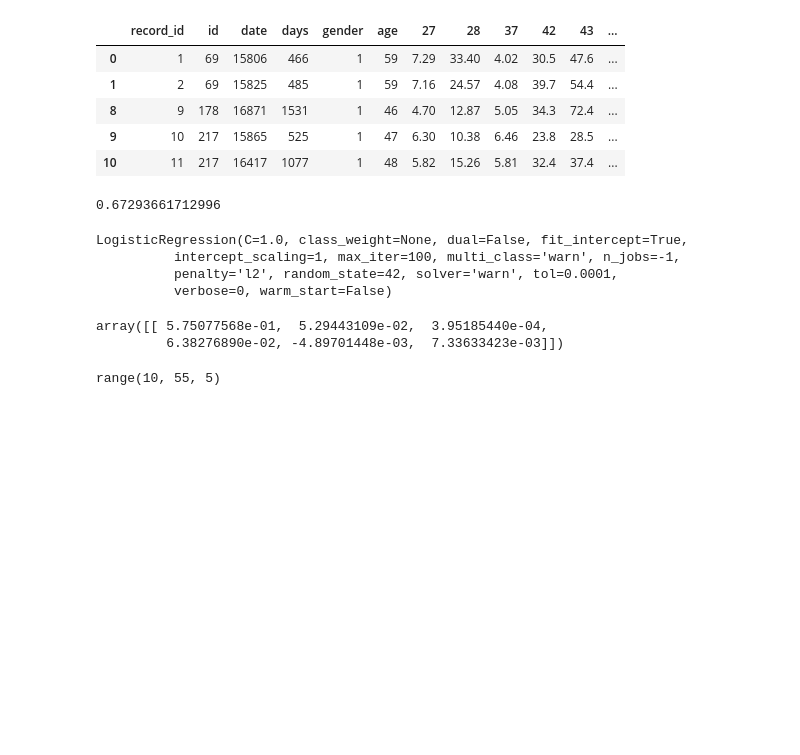
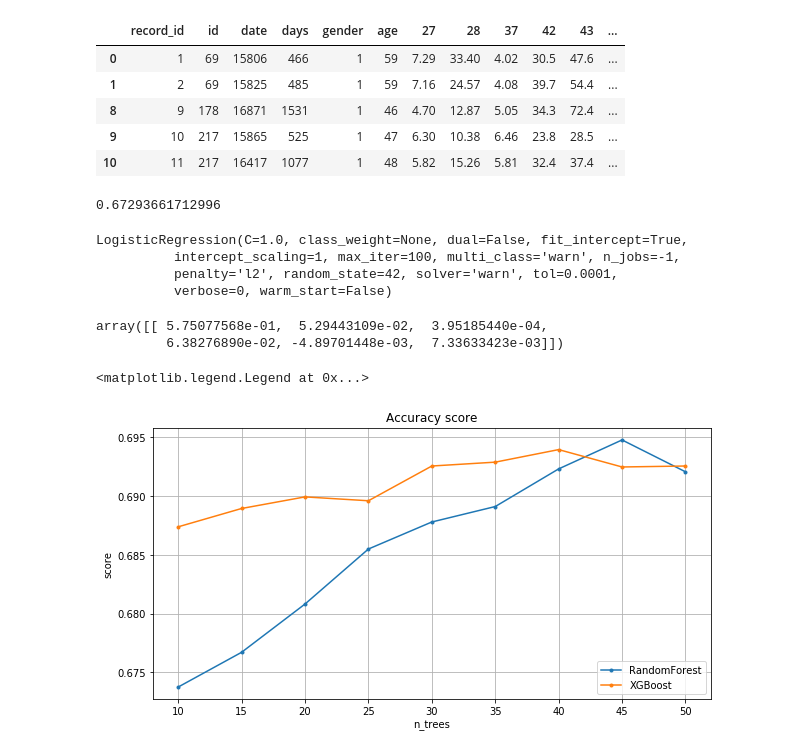
Before and after one commit to snp600/diabetes, a Jupyter notebook: model.ipynb, the cells around one changed output. Cells and saved outputs as stored; diff of their text form; code cells hidden in the pictures; blank space fills up the shorter version.

```diff
--- a/model.ipynb
+++ b/model.ipynb
@@ -69,7 +74,3 @@ logit.coef_
 # %% [output]
 array([[ 5.75077568e-01,  5.29443109e-02,  3.95185440e-04,
          6.38276890e-02, -4.89701448e-03,  7.33633423e-03]])
-# %%
-n_trees = range(10, 55, 5)
-# %% [output]
-range(10, 55, 5)
@@ -83,9 +77,29 @@ scoring = np.asmatrix(scoring)
 # %%
+n_trees = range(10, 55, 5)
+
+scoring = []
+for n_tree in n_trees:
+    estimator = ensemble.RandomForestClassifier(n_estimators = n_tree, min_samples_split=5, random_state=1)
+    score = cross_val_score(estimator, X, y, scoring = 'accuracy', cv = skf)
+    scoring.append(score)
+scoring = np.asmatrix(scoring)
+
 xgb_scoring = []
-for n_tree in range(10, 55, 5):
+for n_tree in n_trees:
     estimator = xgb.XGBClassifier(learning_rate=0.1, max_depth=5, n_estimators=n_tree, min_child_weight=3)
     score = cross_val_score(estimator, X, y, scoring = 'accuracy', cv = skf)
     xgb_scoring.append(score)
 xgb_scoring = np.asmatrix(xgb_scoring)
+
+pylab.plot(n_trees, scoring.mean(axis = 1), marker='.', label='RandomForest')
+pylab.plot(n_trees, xgb_scoring.mean(axis = 1), marker='.', label='XGBoost')
+pylab.grid(True)
+pylab.xlabel('n_trees')
+pylab.ylabel('score')
+pylab.title('Accuracy score')
+pylab.legend(loc='lower right')
+# %% [output]
+<matplotlib.legend.Legend at 0x...>
+[figure, added]
 # %%
 n_trees = range(10, 55, 5)
```
Also changed, not shown: parts of 15 cells of this notebook.
